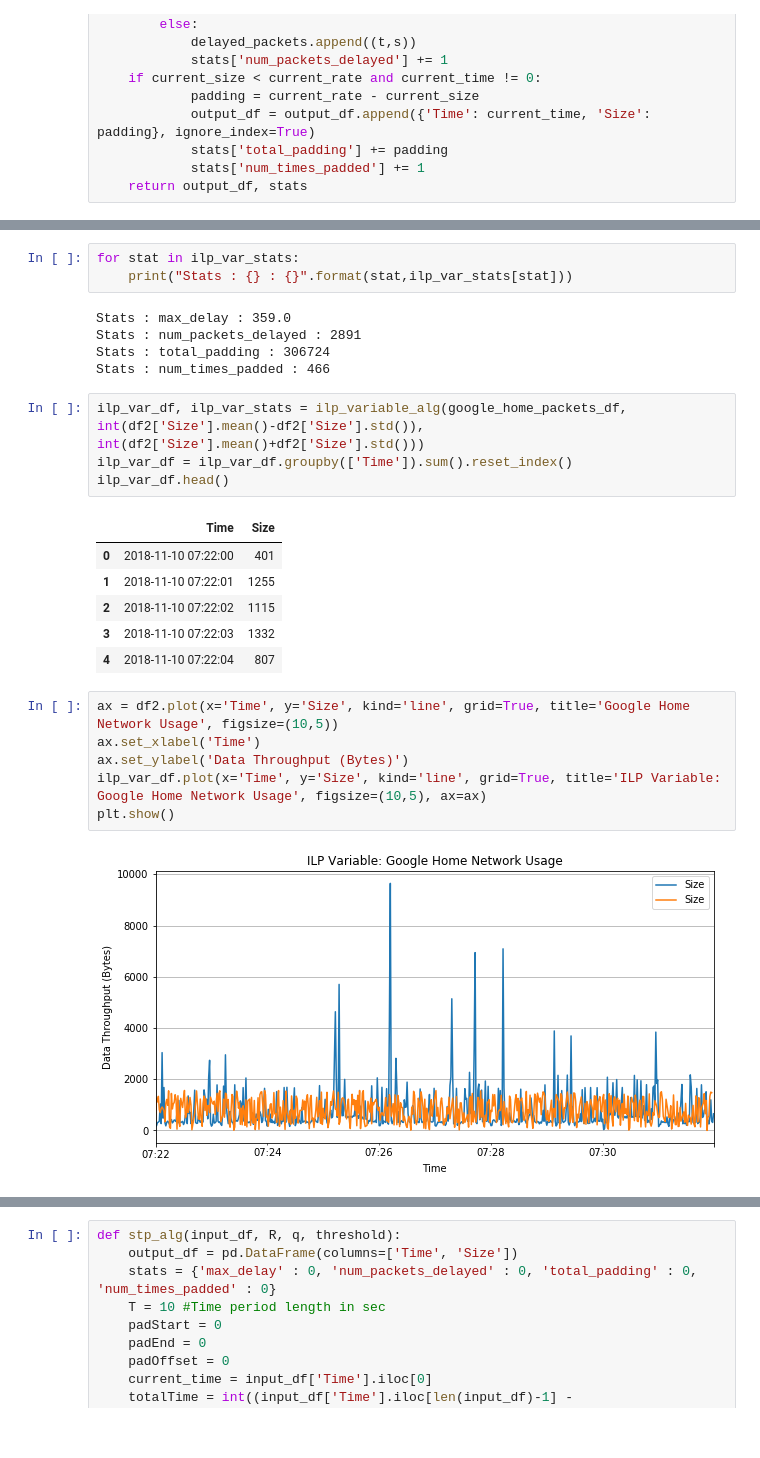
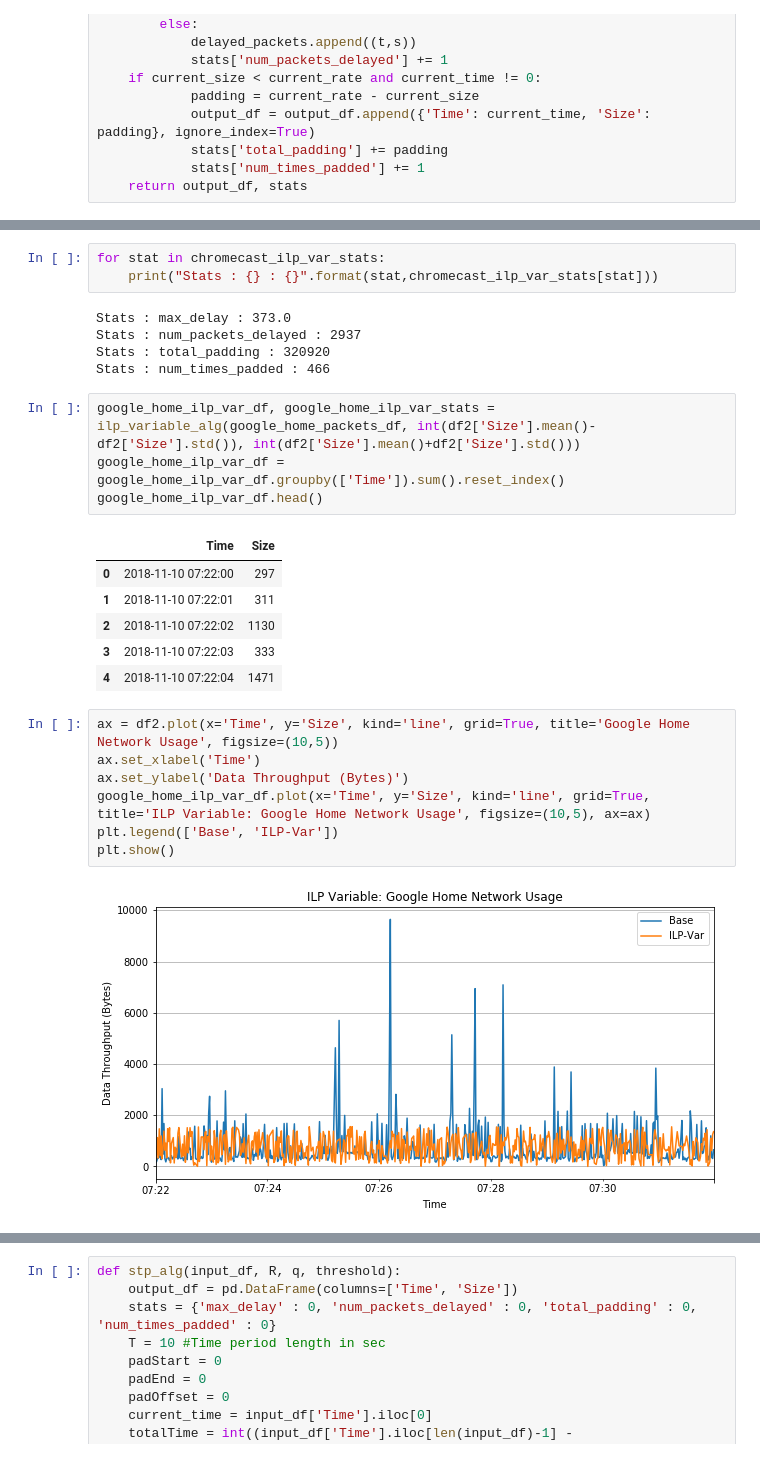
Before and after one commit to ayanpatel/iot-sec, a Jupyter notebook: plotDB.ipynb, the cells around one changed output, grey strips where cells are left out. Cells and saved outputs as stored; diff of their text form.

```diff
--- a/plotDB.ipynb
+++ b/plotDB.ipynb
@@ -233,28 +260,29 @@ plt.show()
 # %%
-for stat in ilp_var_stats:
-    print("Stats : {} : {}".format(stat,ilp_var_stats[stat]))
+for stat in chromecast_ilp_var_stats:
+    print("Stats : {} : {}".format(stat,chromecast_ilp_var_stats[stat]))
 # %% [output]
-Stats : max_delay : 359.0
-Stats : num_packets_delayed : 2891
-Stats : total_padding : 306724
+Stats : max_delay : 373.0
+Stats : num_packets_delayed : 2937
+Stats : total_padding : 320920
 Stats : num_times_padded : 466
 # %%
-ilp_var_df, ilp_var_stats = ilp_variable_alg(google_home_packets_df, int(df2['Size'].mean()-df2['Size'].std()), int(df2['Size'].mean()+df2['Size'].std()))
-ilp_var_df = ilp_var_df.groupby(['Time']).sum().reset_index()
-ilp_var_df.head()
+google_home_ilp_var_df, google_home_ilp_var_stats = ilp_variable_alg(google_home_packets_df, int(df2['Size'].mean()-df2['Size'].std()), int(df2['Size'].mean()+df2['Size'].std()))
+google_home_ilp_var_df = google_home_ilp_var_df.groupby(['Time']).sum().reset_index()
+google_home_ilp_var_df.head()
 # %% [output]
 |  | Time | Size |
-| 0 | 2018-11-10 07:22:00 | 401 |
-| 1 | 2018-11-10 07:22:01 | 1255 |
-| 2 | 2018-11-10 07:22:02 | 1115 |
-| 3 | 2018-11-10 07:22:03 | 1332 |
-| 4 | 2018-11-10 07:22:04 | 807 |
+| 0 | 2018-11-10 07:22:00 | 297 |
+| 1 | 2018-11-10 07:22:01 | 311 |
+| 2 | 2018-11-10 07:22:02 | 1130 |
+| 3 | 2018-11-10 07:22:03 | 333 |
+| 4 | 2018-11-10 07:22:04 | 1471 |
 # %%
 ax = df2.plot(x='Time', y='Size', kind='line', grid=True, title='Google Home Network Usage', figsize=(10,5))
 ax.set_xlabel('Time')
 ax.set_ylabel('Data Throughput (Bytes)')
-ilp_var_df.plot(x='Time', y='Size', kind='line', grid=True, title='ILP Variable: Google Home Network Usage', figsize=(10,5), ax=ax)
+google_home_ilp_var_df.plot(x='Time', y='Size', kind='line', grid=True, title='ILP Variable: Google Home Network Usage', figsize=(10,5), ax=ax)
+plt.legend(['Base', 'ILP-Var'])
 plt.show()
 # %% [output]
-[figure, old version]
+[figure, new version]
 # %%
```
Also changed, not shown: parts of 19 cells of this notebook.
